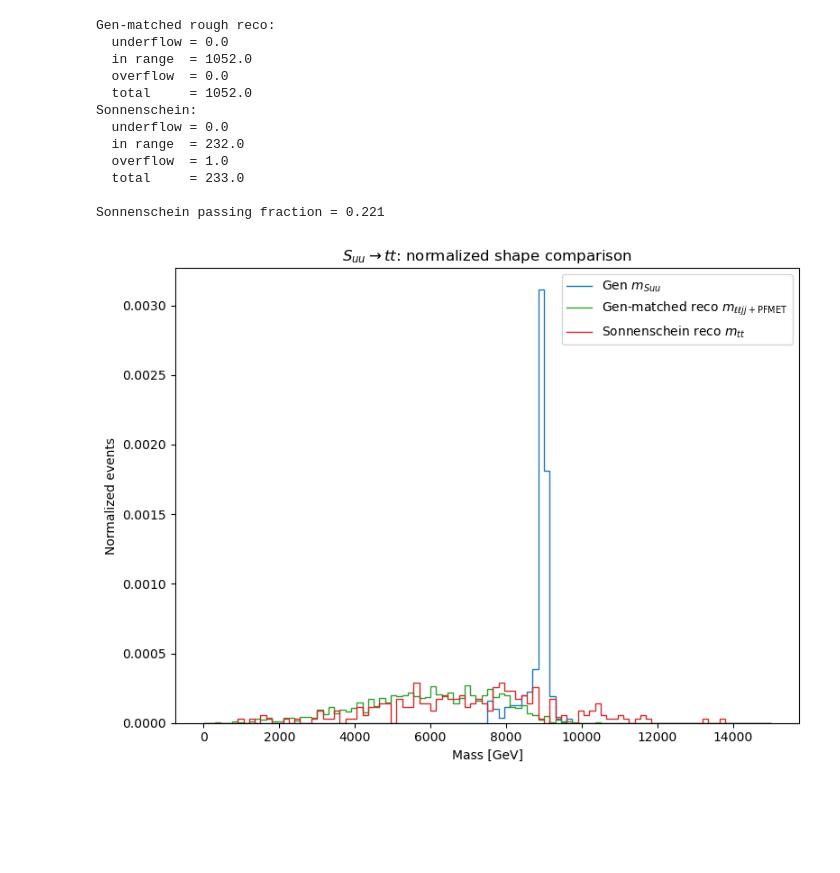
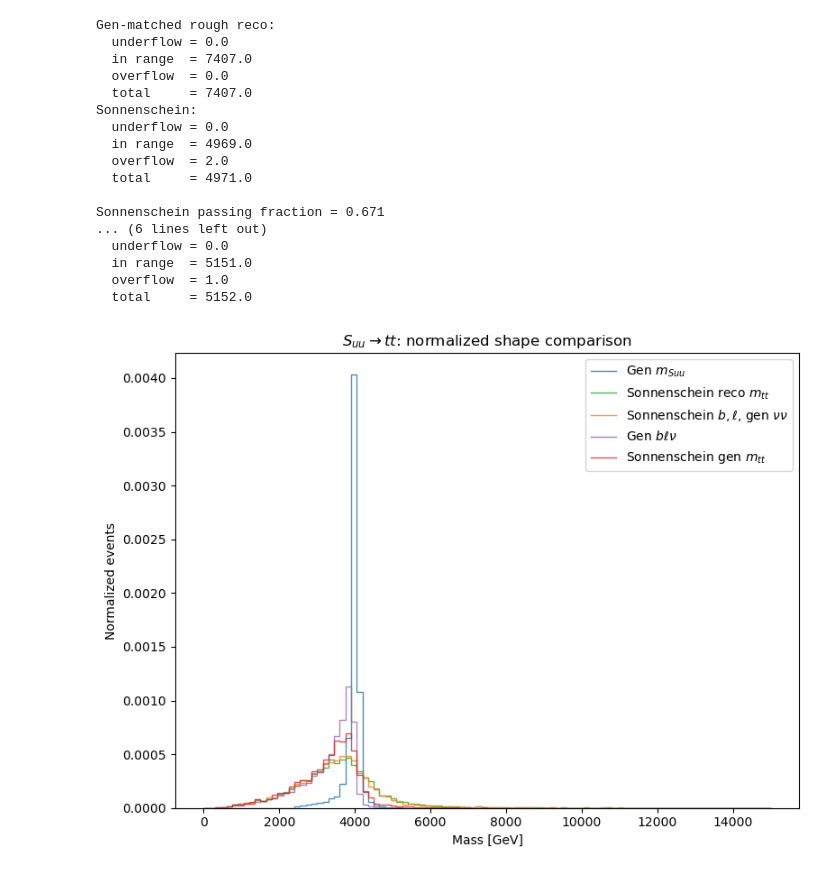
Before and after one commit to XinyiXu03/CMS_Suu_charge_misID, a Jupyter notebook: Sonnenschein_mass_rec.ipynb, the cells around one changed output. Drawn from its saved outputs; the diff is of its cells as text; code cells hidden in the pictures; blank space fills up the shorter version.

```diff
--- a/Sonnenschein_mass_rec.ipynb
+++ b/Sonnenschein_mass_rec.ipynb
@@ -1212,11 +1599,11 @@ paths = {
     #5000: "root://xcache//store/mc/RunIISummer20UL18NanoAODv9/SuuToTU_TToBLNu_MSuu-5000_TuneCP5_13TeV-madgraph-pythia8/NANOAODSIM/106X_upgrade2018_realistic_v16_L1v1-v2/2550000/2CEF3CEA-9AE3-314D-9E3B-F5408416F693.root",
     #6000: "root://xcache//store/mc/RunIISummer20UL18NanoAODv9/SuuToTU_TToBLNu_MSuu-6000_TuneCP5_13TeV-madgraph-pythia8/NANOAODSIM/106X_upgrade2018_realistic_v16_L1v1-v2/2550000/30275C47-1BBE-0E41-B00E-0CB75F8D490F.root",
     #7000: "root://xcache//store/mc/RunIISummer20UL18NanoAODv9/SuuToTU_TToBLNu_MSuu-7000_TuneCP5_13TeV-madgraph-pythia8/NANOAODSIM/106X_upgrade2018_realistic_v16_L1v1-v2/2550000/ED2B500A-CBCD-1248-A32E-E2C60F1373B1.root",
-    9000: [
-        "/home/cms-jovyan/Suu_tt_analysis/ttbardileptonic/Suu_mc/SuuToTT_TTtoBLNu_M-9000_TuneCP5_13p6TeV-pythia8_Run3_NanoAOD_v0_1.root",
-        "/home/cms-jovyan/Suu_tt_analysis/ttbardileptonic/Suu_mc/SuuToTT_TTtoBLNu_M-9000_TuneCP5_13p6TeV-pythia8_Run3_NanoAOD_v0_2.root",
-        "/home/cms-jovyan/Suu_tt_analysis/ttbardileptonic/Suu_mc/SuuToTT_TTtoBLNu_M-9000_TuneCP5_13p6TeV-pythia8_Run3_NanoAOD_v0_3.root",
-        "/home/cms-jovyan/Suu_tt_analysis/ttbardileptonic/Suu_mc/SuuToTT_TTtoBLNu_M-9000_TuneCP5_13p6TeV-pythia8_Run3_NanoAOD_v0_4.root",
+    4000: [
+        "/home/cms-jovyan/Suu_tt_analysis/ttbardileptonic/Suu_mc/SuuToTT_TTtoBLNu_M-4000_TuneCP5_13p6TeV-pythia8_Run3_NanoAOD_v0_1.root",
+        "/home/cms-jovyan/Suu_tt_analysis/ttbardileptonic/Suu_mc/SuuToTT_TTtoBLNu_M-4000_TuneCP5_13p6TeV-pythia8_Run3_NanoAOD_v0_2.root",
+        "/home/cms-jovyan/Suu_tt_analysis/ttbardileptonic/Suu_mc/SuuToTT_TTtoBLNu_M-4000_TuneCP5_13p6TeV-pythia8_Run3_NanoAOD_v0_3.root",
+        "/home/cms-jovyan/Suu_tt_analysis/ttbardileptonic/Suu_mc/SuuToTT_TTtoBLNu_M-4000_TuneCP5_13p6TeV-pythia8_Run3_NanoAOD_v0_4.root",
     ],
     #9000: "root://xcache//store/mc/RunIISummer20UL18NanoAODv9/SuuToTU_TToBLNu_MSuu-9000_TuneCP5_13TeV-madgraph-pythia8/NANOAODSIM/106X_upgrade2018_realistic_v16_L1v1-v2/2550000/A7BF0184-5CCC-C347-B78A-DF4F3D97FF58.root",
 }
@@ -1497,53 +1967,68 @@ n_match = np.sum(h_mtt_match.values(flow=True))
 n_sonn = np.sum(h_mtt_sonn.values(flow=True))
 
 print(f"\nSonnenschein passing fraction = {n_sonn / n_match:.3f}")
+
+print_hist_counts("gen Sonnenschein", h_gen_mtt_sonn)
+print_hist_counts("Sonnenschein reco b,l, MET from gen nu", h_mtt_sonn_genNu)
 # %% [output]
 Gen-matched rough reco:
   underflow = 0.0
-  in range  = 1052.0
+  in range  = 7407.0
   overflow  = 0.0
-  total     = 1052.0
+  total     = 7407.0
 Sonnenschein:
   underflow = 0.0
-  in range  = 232.0
+  in range  = 4969.0
+  overflow  = 2.0
+  total     = 4971.0
+
+Sonnenschein passing fraction = 0.671
+... (6 lines left out)
+  underflow = 0.0
+  in range  = 5151.0
   overflow  = 1.0
-  total     = 233.0
-
-Sonnenschein passing fraction = 0.221
+  total     = 5152.0
 # %%
 def plot_normalized_hist(ax, h, label, color=None):
     values = np.asarray(h.values(flow=False), dtype=float)
     edges = np.asarray(h.axes[0].edges, dtype=float)
     widths = np.diff(edges)
 
     # Integral of the histogram
     area = np.sum(values * widths)
 
     if area > 0:
         density = values / area
     else:
         density = values
 
     ax.stairs(
         density,
         edges,
         label=label,
         color=color,
+        alpha=0.8,
     )
 
 fig, ax = plt.subplots(figsize=(8, 6))
 
 plot_normalized_hist(ax, h_mSuu_gen,  r"Gen $m_{Suu}$", color="tab:blue")
-# plot_normalized_hist(ax, h_mtt_2da,   r"2DAlphabet reco $m_{\ell\ell jj+\mathrm{PFMET}}$", color="tab:orange")
-plot_normalized_hist(ax, h_mtt_match, r"Gen-matched reco $m_{\ell\ell jj+\mathrm{PFMET}}$", color="tab:green")
-plot_normalized_hist(ax, h_mtt_sonn,  r"Sonnenschein reco $m_{tt}$", color="tab:red")
+# plot_normalized_hist(ax, h_mtt_2da,   r"2DAlphabet reco $m_{\ell\ell jj+\mathrm{PFMET}}$", color="tab:pink")
+#plot_normalized_hist(ax, h_mtt_match, r"Gen-matched reco $m_{\ell\ell jj+\mathrm{PFMET}}$", color="tab:brown")
+plot_normalized_hist(ax, h_mtt_sonn,  r"Sonnenschein reco $m_{tt}$", color="tab:green")
+plot_normalized_hist(ax, h_mtt_sonn_genNu,  r"Sonnenschein $b,\ell$, gen $\nu\nu$", color="tab:orange")
+plot_normalized_hist(ax, h_mtt_gen, r"Gen $b\ell\nu$", color="tab:purple")
+#plot_normalized_hist(ax, h_mtt_rec_genNu, r"Gen-matched reco $b,\ell$ + Met from gen $\nu\nu$", color="tab:orange")
+plot_normalized_hist(ax, h_gen_mtt_sonn, r"Sonnenschein gen $m_{tt}$", color="tab:red")
+#plot_normalized_hist(ax, h_mtt_genTop, r"Gen top top", color="tab:brown")
+#plot_normalized_hist(ax, h_mtt_genBW, r"Gen $(b+W)+(b+W)$",color="tab:pink")
 
 ax.set_xlabel("Mass [GeV]")
 ax.set_ylabel("Normalized events")
 ax.set_title(r"$S_{uu}\to tt$: normalized shape comparison")
 ax.legend()
 
 plt.tight_layout()
 plt.show()
 # %% [output]
-[figure, old version]
+[figure, new version]
```
Also changed, not shown: parts of 7 cells of this notebook.
